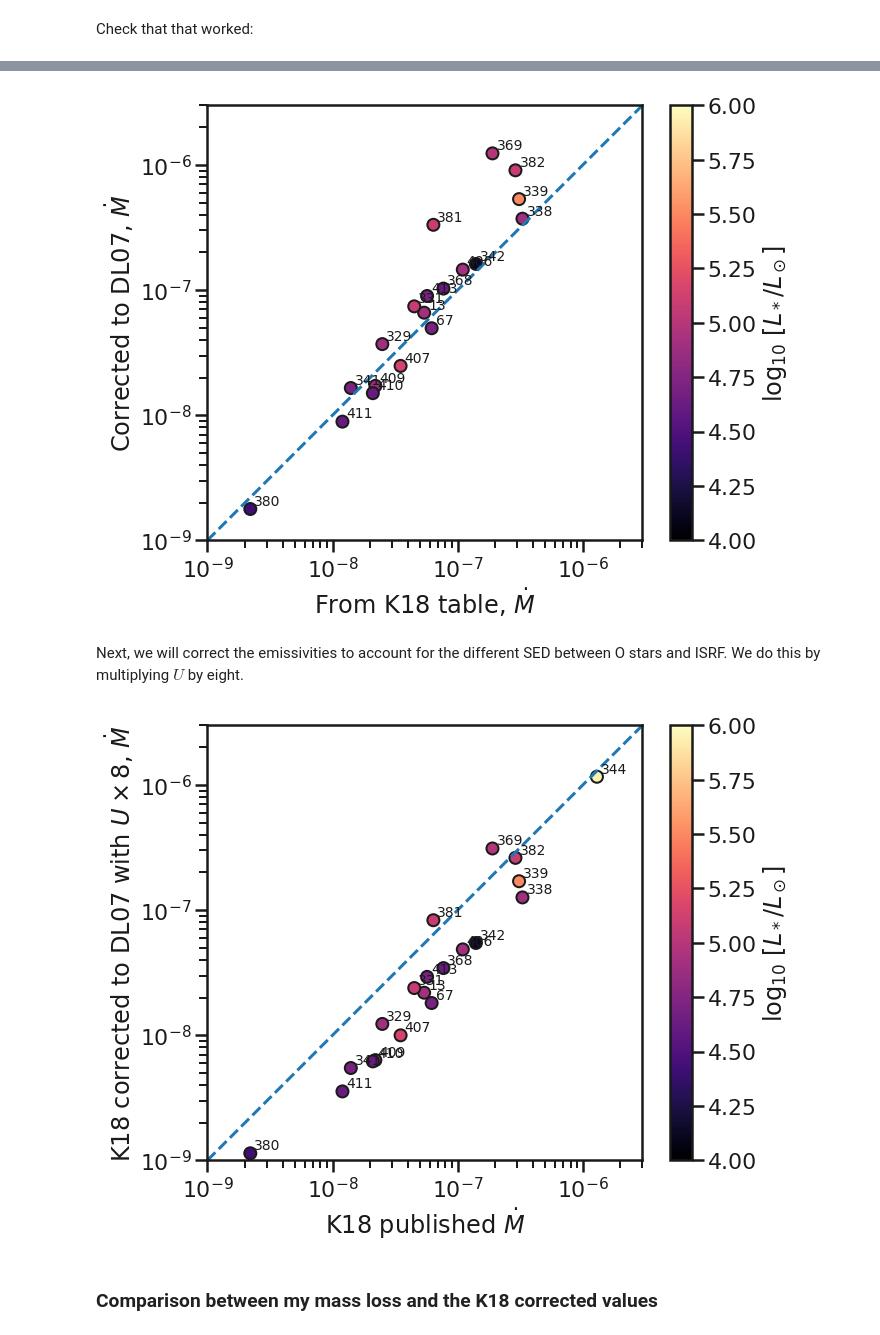
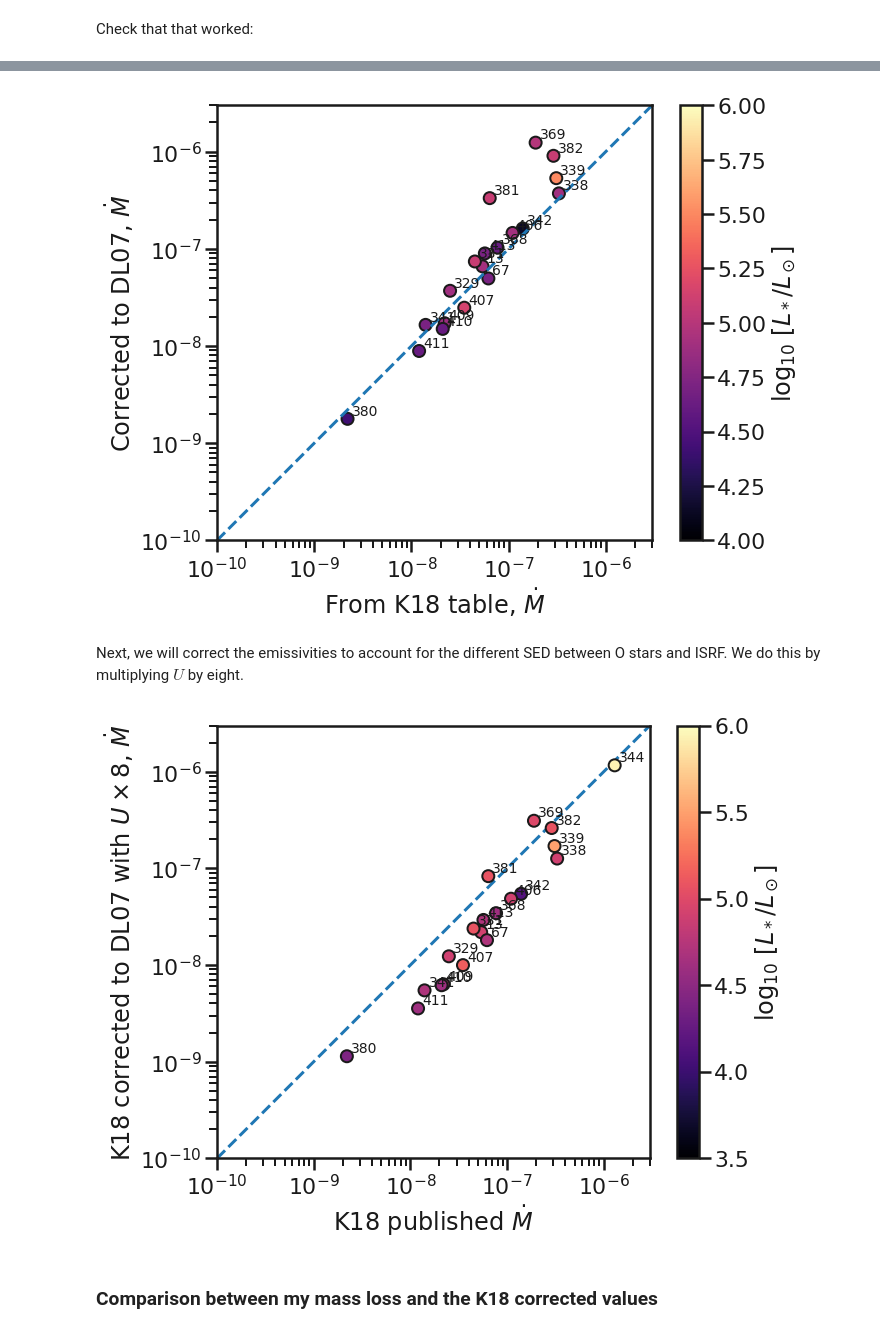
Before and after one commit to div-B-equals-0/dust-wave-case-studies, a Jupyter notebook: Kobulnicky-samples.ipynb, the cells around one changed output, grey strips where cells are left out. Saved outputs shown, nothing was run; the diff lists cells and outputs as text; code cells hidden in the pictures.

```diff
--- a/Kobulnicky-samples.ipynb
+++ b/Kobulnicky-samples.ipynb
@@ -702,0 +706,26 @@ None
+# %%
+ttt['Md_t'] = 2.02e-7*ttt['L4']*(ttt['eta_obs'] - 1.25*ttt['tau'])/ ttt['V3']
+ttt['err Md'] = 0.3*ttt['Md']
+# %%
+fig, ax = plt.subplots(figsize=(10, 8))
+xx, yy = ttt['Md_K18'], ttt['Md_t']
+c = ax.scatter(xx, yy,
+               c=4.0 + np.log10(tt['L4']), cmap='magma', vmin=4.0, vmax=6.0,
+               edgecolors='k', alpha=1.0)
+fig.colorbar(c, ax=ax).set_label(r'$\log_{10}\ \left[L_* / L_\odot \right]$')
+for id_, x, y in zip(tt['ID'], xx, yy):
+    ax.annotate(
+        str(id_), (x, y), fontsize='xx-small',
+        xytext=(4,4), textcoords='offset points',
+               )
+fmin, fmax = 1e-10, 3e-6
+ax.plot([fmin, fmax], [fmin, fmax], ls='--')
+ax.set(
+    xscale='log', yscale='log',
+    xlim=[fmin, fmax], ylim=[fmin, fmax],
+    xlabel=r'Kobulnicky+ (2018): $\dot M$, M$_\odot$/yr',
+    ylabel=r'This paper: $\dot M$, M$_\odot$/yr',
+)
+ax.set_aspect('equal')
+fig.savefig('K18-mdot-tau-corrected-comparison.pdf')
+None
@@ -1050,7 +1081,7 @@ for id_, x, y in zip(k18tab['ID'], xx, yy):
         str(id_), (x, y), fontsize='xx-small',
         xytext=(4,4), textcoords='offset points',
                )
-fmin, fmax = 1e-9, 3e-6
+fmin, fmax = 1e-10, 3e-6
 ax.plot([fmin, fmax], [fmin, fmax], ls='--')
 ax.set(
     xscale='log', yscale='log',
@@ -1062,7 +1093,7 @@ ax.set_aspect('equal')
 fig.savefig('K18-mdot-DL07-comparison.pdf')
 None
 # %% [output]
-[figure, old version]
+[figure, new version]
 # %% [markdown]
 Next, we will correct the emissivities to account for the different SED between O stars and ISRF.  We do this by multiplying $U$ by eight.
 # %%
@@ -1071,28 +1102,29 @@ k18tab['Mdot4'] = 1.67e-28*k18tab['R_0,as']**2 * k18tab['D'] * k18tab['Va']**2 *
 # %%
 fig, ax = plt.subplots(figsize=(10, 8))
 xx, yy = k18tab['Mdot'], k18tab['Mdot4']
 c = ax.scatter(xx, yy,
-               c=4.0 + np.log10(k18tab['Lum.']), cmap='magma', vmin=4.0, vmax=6.0,
+               c=4.0 + np.log10(k18tab['Lum.']), cmap='magma', vmin=3.5, vmax=6.0,
                edgecolors='k', alpha=1.0)
 fig.colorbar(c, ax=ax).set_label(r'$\log_{10}\ \left[L_* / L_\odot \right]$')
 for id_, x, y in zip(k18tab['ID'], xx, yy):
     ax.annotate(
         str(id_), (x, y), fontsize='xx-small',
         xytext=(4,4), textcoords='offset points',
                )
-fmin, fmax = 1e-9, 3e-6
-ax.plot([fmin, fmax], [fmin, fmax], ls='--')
+fmin, fmax = 1e-10, 3e-6
+ax.plot([fmin, fmax], [fmin, fmax], ls='--', zorder=-1)
 ax.set(
     xscale='log', yscale='log',
     xlim=[fmin, fmax], ylim=[fmin, fmax],
     xlabel=r'K18 published $\dot M$',
     ylabel=r'K18 corrected to DL07 with $U \times 8$, $\dot M$',
 )
 ax.set_aspect('equal')
+fig.tight_layout()
 fig.savefig('K18-mdot-Ux8-comparison.pdf')
 None
 # %% [output]
-[figure, old version]
+[figure, new version]
 # %% [markdown]
 ### Comparison between my mass loss and the K18 corrected values
 # %%
```
Also changed, not shown: parts of 15 cells of this notebook, 16 other files.
